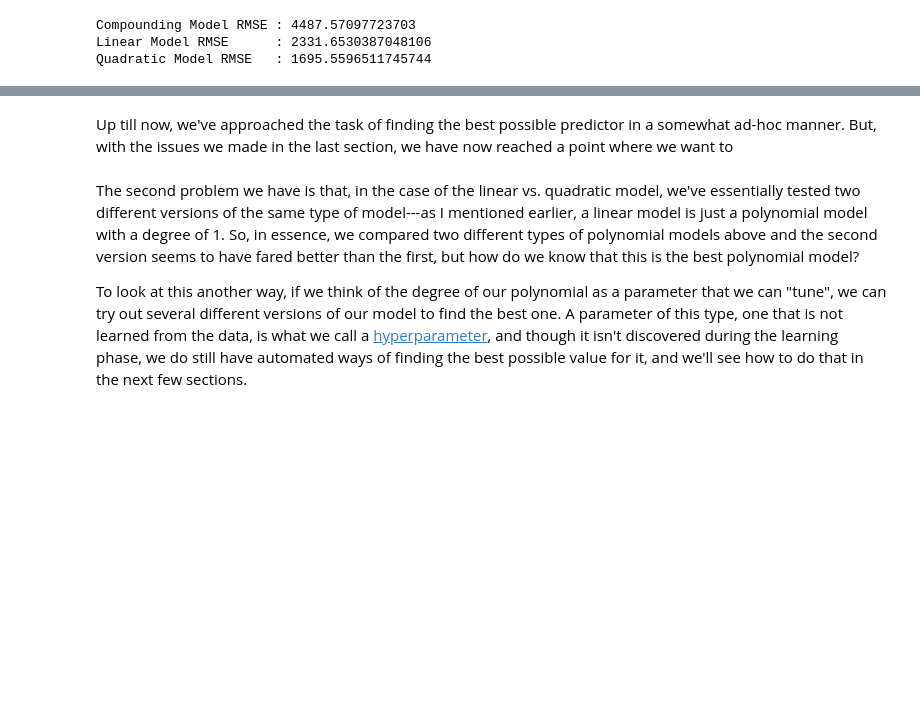
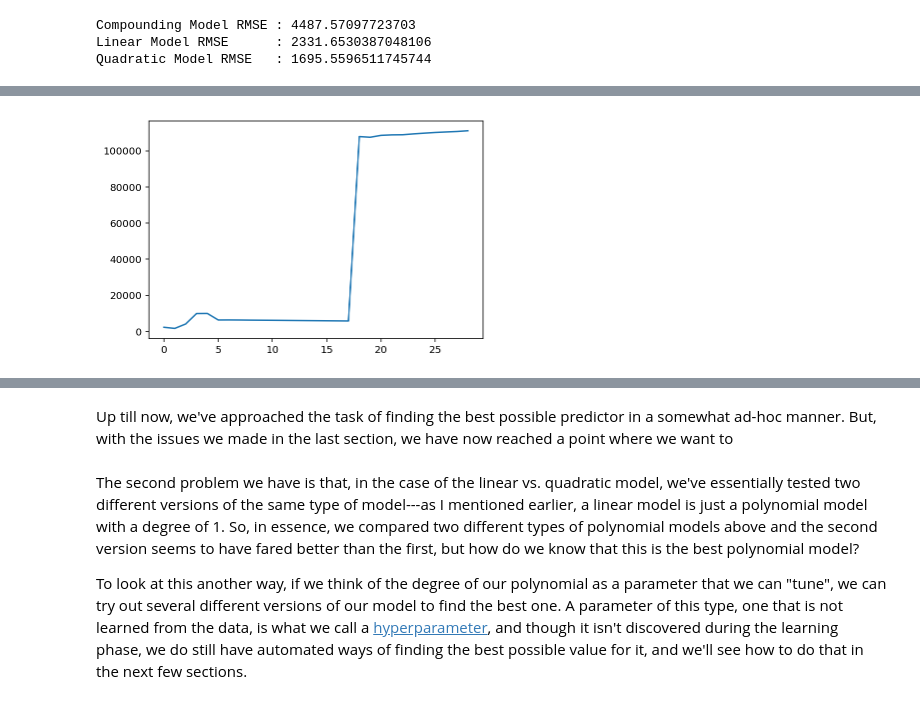
Before and after one commit to croach/data_science_for_daddies, a Jupyter notebook: Data Science for Daddies (and Mommies).ipynb, the cells around one changed output, grey strips where cells are left out. Drawn from its saved outputs; the diff is of its cells as text; code cells hidden in the pictures; blank space fills up the shorter version.

```diff
--- a/Data Science for Daddies (and Mommies).ipynb
+++ b/Data Science for Daddies (and Mommies).ipynb
@@ -605,0 +595,9 @@ Now, we have a much more objective method for evaluating our models, and we can
+# %%
+rmses = []
+for degree in range(1, len(historical_amts) + 2):
+    pm = train_polynomial_model(train, degree)
+    rmses.append(rmse(pm(test_X), test_y))
+    #print('Polynomial ({0:02}) Model RMSE : {1}'.format(degree, rmse(pm(test_X), test_y)))
+plt.plot(rmses);
+# %% [output]
+[figure, added]
```
Also changed, not shown: parts of 33 cells of this notebook.
